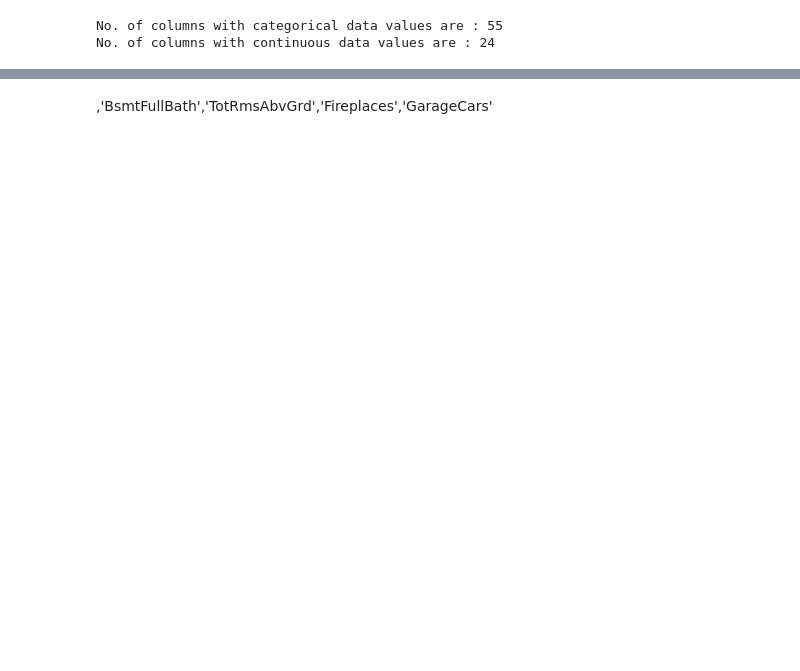
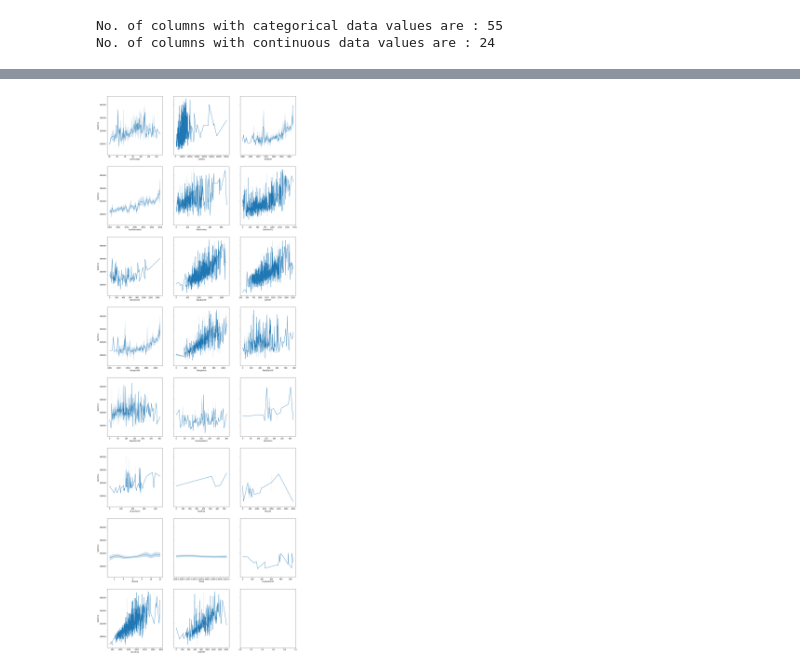
Before and after one commit to sidhantagar/Kaggle-House-Prices, a Jupyter notebook: house-prices.ipynb, the cells around one changed output, grey strips where cells are left out. Cells and saved outputs as stored; diff of their text form; code cells hidden in the pictures; blank space fills up the shorter version.

```diff
--- a/house-prices.ipynb
+++ b/house-prices.ipynb
@@ -182,0 +244,7 @@ for i in list_cat:
+# %%
+dic1['Alley'] = ['Grvl','Pave','NA']
+i = 'Alley'
+
+fig = px.bar(data_frame = df.reset_index(),y='SalePrice', color = i ,x = i,category_orders = dic1,error_y = 'Confidence',
+             hover_name = sale_vis,hover_data = ['Total Count','Count Percent'],opacity= 1,labels = {y : 'Sale Price in "$"', 'Grvl':'Gravel','Pave':'Paved','NA':'Not Paved'})
+fig.show()
@@ -183,14 +253,16 @@ for i in list_cat:
 # %%
 #List of features on which to apply one hot encoding before applying regression:
 list_pure_categorical = ['MSSubClass','MSZoning','LotShape','LandContour', 'LotConfig', 'Neighborhood','Condition1', 'Condition2', 'BldgType',
-                        'HouseStyle','RoofStyle', 'RoofMatl','Exterior1st','Exterior2nd' 'Foundation','Heating','GarageType''SaleType',
+                        'HouseStyle','RoofStyle', 'RoofMatl','Exterior1st','Exterior2nd','Foundation','Heating','GarageType','SaleType',
                          'SaleCondition','MiscFeature','MasVnrType']
 
+#List of categorical features that we can directly apply regression on:
 categorical_ordered = ['Street','Alley','Utilities','LandSlope','OverallQual', 'OverallCond','ExterQual', 'ExterCond','BsmtQual','BsmtCond',
                        'BsmtExposure','BsmtFinType1','BsmtFinType2','HeatingQC', 'CentralAir','Electrical','KitchenQual','BsmtFullBath',
                        'BsmtHalfBath', 'FullBath','HalfBath','BedroomAbvGr', 'KitchenAbvGr','TotRmsAbvGrd','Functional','Fireplaces',
                        'FireplaceQu','GarageFinish', 'GarageCars','GarageQual','GarageCond', 'PavedDrive','PoolQC','Fence']
+
+#List of continuous variables:
+list_continuous = ['LotFrontage', 'LotArea', 'YearBuilt', 'YearRemodAdd','MasVnrArea','BsmtFinSF1','BsmtFinSF2','TotalBsmtSF','1stFlrSF',
+                   'GarageYrBlt', 'GarageArea','WoodDeckSF', 'OpenPorchSF','EnclosedPorch', '3SsnPorch', 'ScreenPorch', 'PoolArea','MiscVal',
+                   'MoSold', 'YrSold','LowQualFinSF', 'GrLivArea','2ndFlrSF']
-# %%
-list_cont = ['LotFrontage', 'LotArea', 'YearBuilt', 'YearRemodAdd','MasVnrArea','BsmtFinSF1','BsmtFinSF2','TotalBsmtSF',
-               '1stFlrSF','GarageYrBlt', 'GarageArea','WoodDeckSF', 'OpenPorchSF',
-               'EnclosedPorch', '3SsnPorch', 'ScreenPorch', 'PoolArea','MiscVal', 'MoSold', 'YrSold','LowQualFinSF', 'GrLivArea','2ndFlrSF']
@@ -200,0 +279,8 @@ len(list_cont)
+# %%
+for i in categorical_ordered:
+    a = []
+    for j in file.index:
+        for k in range(len(dic1[i])):
+            if file[i][j] == dic1[i][k]:
+                a.append(k+1)
+    file[i] = a
@@ -224,11 +339,11 @@ print('YearBuilt' + ' : '+ str(removed))
-# %% [markdown]
-,'BsmtFullBath','TotRmsAbvGrd','Fireplaces','GarageCars'
 # %%
 y = 'SalePrice'
 n = 3
 s= 20
-f,axes = plt.subplots(4*n,n,figsize = (s,4*s),sharey=True)
+f,axes = plt.subplots(8,n,figsize = (s,3*s),sharey=True)
 counter = 0
-for i in list_cont:
+for i in list_continuous:
     sns.lineplot(x = i , y = y , data  = file, ax = axes[counter//n][counter%n])
     counter+=1
+# %% [output]
+[figure, added]
```
Also changed, not shown: parts of 48 cells of this notebook.
